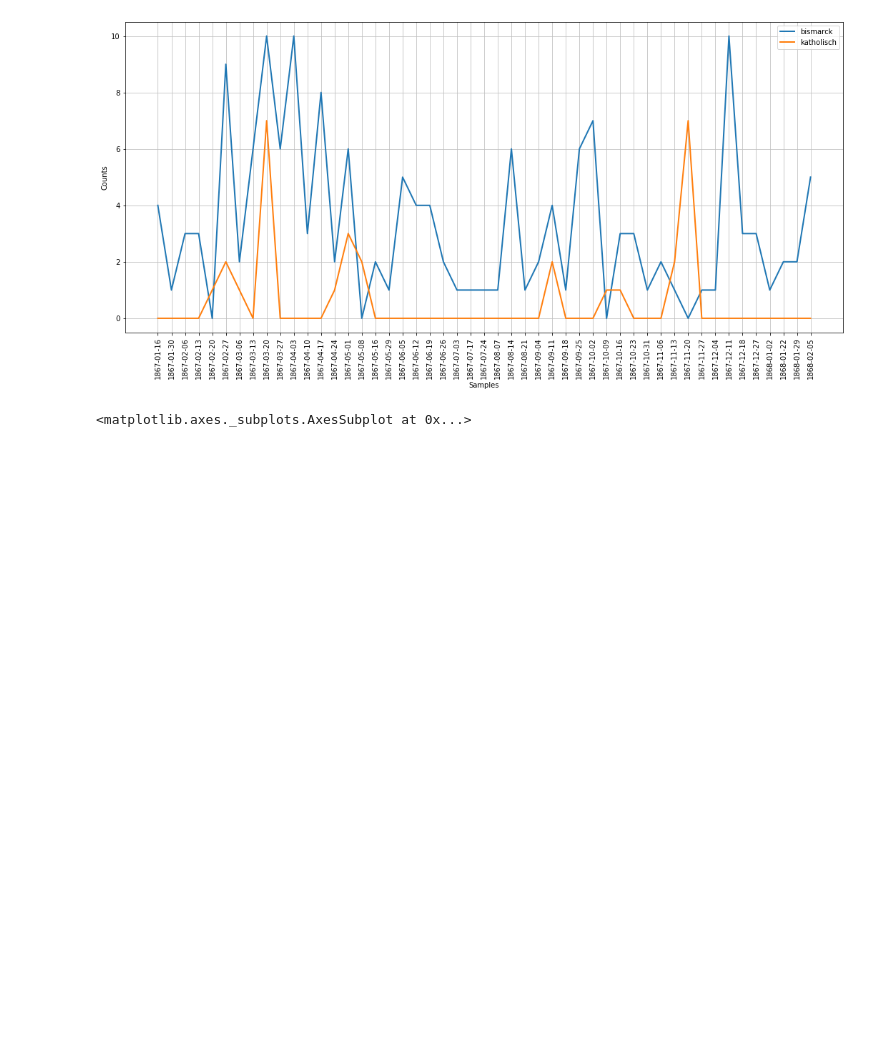
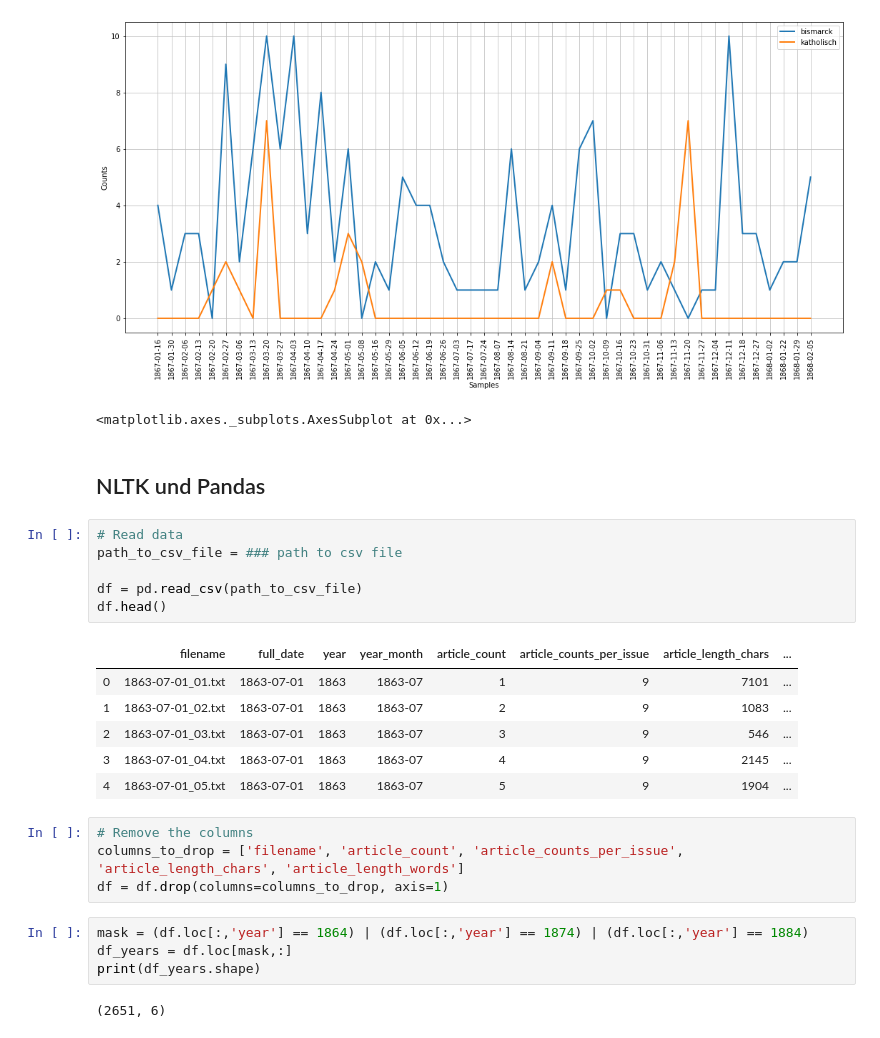
Before and after one commit to martindroege/text-mining-amtspresse-preussen, a Jupyter notebook: NLTK_Explorer.ipynb, the cells around one changed output. Saved outputs shown, nothing was run; the diff lists cells and outputs as text; blank space fills up the shorter version.

```diff
--- a/NLTK_Explorer.ipynb
+++ b/NLTK_Explorer.ipynb
@@ -103,3 +104,28 @@ cfd.plot()
 # %% [output]
 [figure]
 <matplotlib.axes._subplots.AxesSubplot at 0x...>
+# %% [markdown]
+## NLTK und Pandas
+# %%
+# Read data
+path_to_csv_file = ### path to csv file
+
+df = pd.read_csv(path_to_csv_file)
+df.head()
+# %% [output]
+|  | filename | full_date | year | year_month | article_count | article_counts_per_issue | article_length_chars | ... |
+| 0 | 1863-07-01_01.txt | 1863-07-01 | 1863 | 1863-07 | 1 | 9 | 7101 | ... |
+| 1 | 1863-07-01_02.txt | 1863-07-01 | 1863 | 1863-07 | 2 | 9 | 1083 | ... |
+| 2 | 1863-07-01_03.txt | 1863-07-01 | 1863 | 1863-07 | 3 | 9 | 546 | ... |
+| 3 | 1863-07-01_04.txt | 1863-07-01 | 1863 | 1863-07 | 4 | 9 | 2145 | ... |
+| 4 | 1863-07-01_05.txt | 1863-07-01 | 1863 | 1863-07 | 5 | 9 | 1904 | ... |
+# %%
+# Remove the columns
+columns_to_drop = ['filename', 'article_count', 'article_counts_per_issue', 'article_length_chars', 'article_length_words']
+df = df.drop(columns=columns_to_drop, axis=1)
+# %%
+mask = (df.loc[:,'year'] == 1864) | (df.loc[:,'year'] == 1874) | (df.loc[:,'year'] == 1884)
+df_years = df.loc[mask,:]
+print(df_years.shape)
+# %% [output]
+(2651, 6)
```
Also changed, not shown: parts of 8 cells of this notebook, 3 other files.
